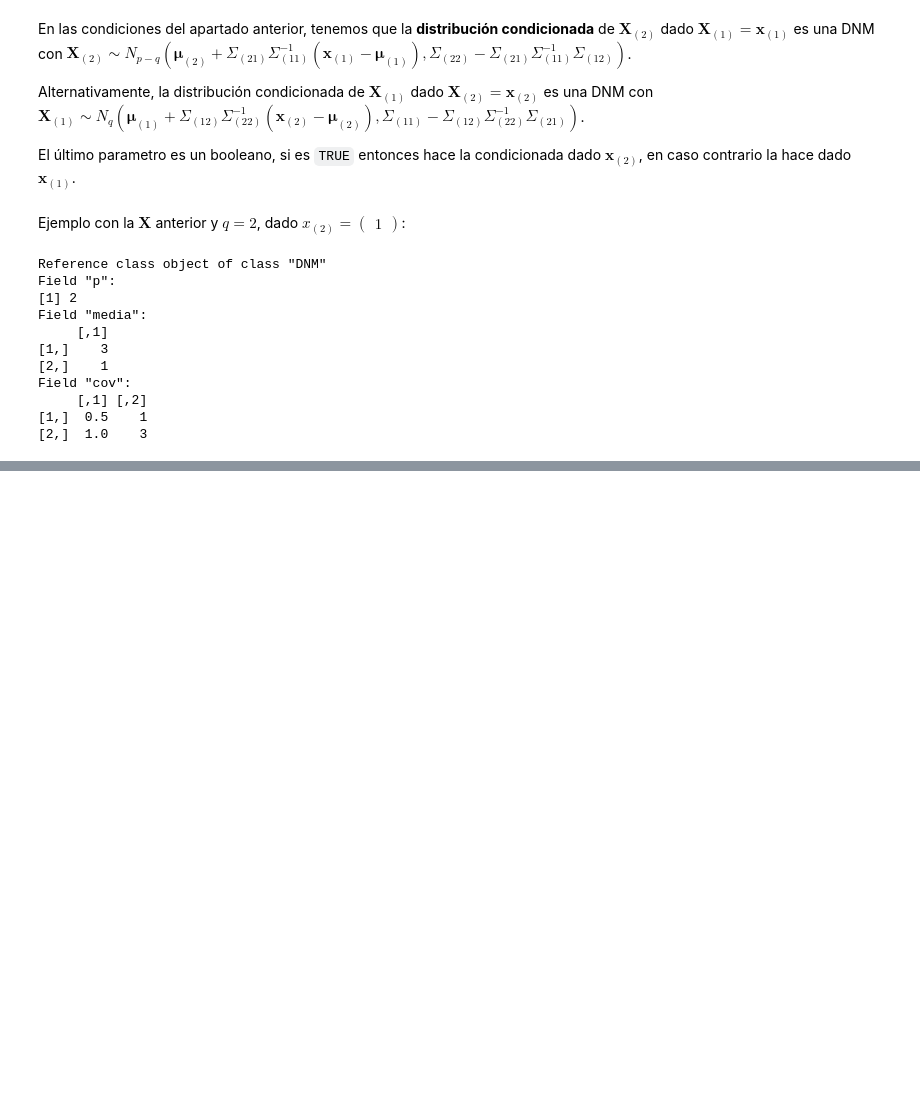
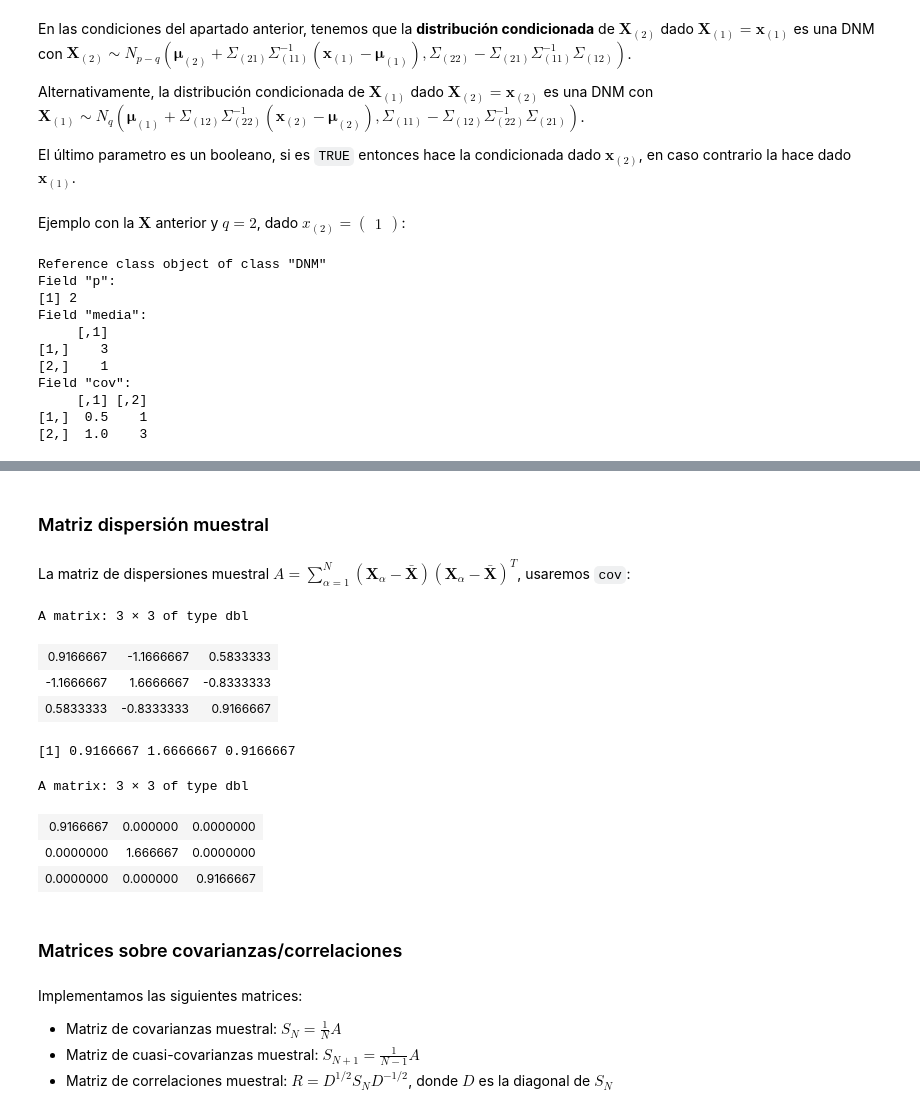
Before and after one commit to fjsaezm/EMV-R, a Jupyter notebook: R.ipynb, the cells around one changed output, grey strips where cells are left out. Cells and saved outputs as stored; diff of their text form; code cells hidden in the pictures; blank space fills up the shorter version.

```diff
--- a/R.ipynb
+++ b/R.ipynb
@@ -533,0 +576,3 @@ Field "cov":
+# %%
+X = matrix(c(1, 0, 2, 2, 3, 4, 2, 1, 2, 0, 1, 2), ncol = 3, nrow = 4)
+media_muestral(X)
@@ -533,0 +584,32 @@ Field "cov":
+# %% [markdown]
+### Matriz dispersión muestral
+# %% [markdown]
+La matriz de dispersiones muestral $A = \sum^N_{\alpha = 1} (\pmb{X}_\alpha - \pmb{\bar{X}})(\pmb{X}_\alpha - \pmb{\bar{X}})^T$, usaremos `cov`:
+# %%
+disp_muestral <- function(X) {
+    cov(X)
+}
+# %%
+disp_muestral(X)
+C <- matrix(0, ncol = 3, nrow = 3)
+diag(C) <- diag(cov(X))
+print(diag(cov(X)))
+C
+# %% [output]
+A matrix: 3 × 3 of type dbl
+| 0.9166667 | -1.1666667 | 0.5833333 |
+| -1.1666667 | 1.6666667 | -0.8333333 |
+| 0.5833333 | -0.8333333 | 0.9166667 |
+[1] 0.9166667 1.6666667 0.9166667
+A matrix: 3 × 3 of type dbl
+| 0.9166667 | 0.000000 | 0.0000000 |
+| 0.0000000 | 1.666667 | 0.0000000 |
+| 0.0000000 | 0.000000 | 0.9166667 |
+# %% [markdown]
+### Matrices sobre covarianzas/correlaciones
+# %% [markdown]
+Implementamos las siguientes matrices:
+
+- Matriz de covarianzas muestral: $S_N = \frac{1}{N} A$
+- Matriz de cuasi-covarianzas muestral: $S_{N+1} = \frac{1}{N-1} A $
+- Matriz de correlaciones muestral: $R = D^{1/2}S_N D^{-1/2}$, donde $D$ es la diagonal de $S_N$
```
Also changed, not shown: parts of 17 cells of this notebook.
